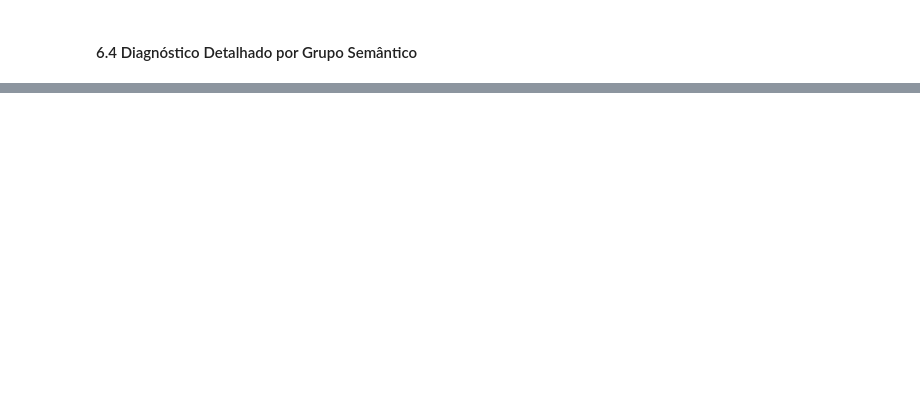
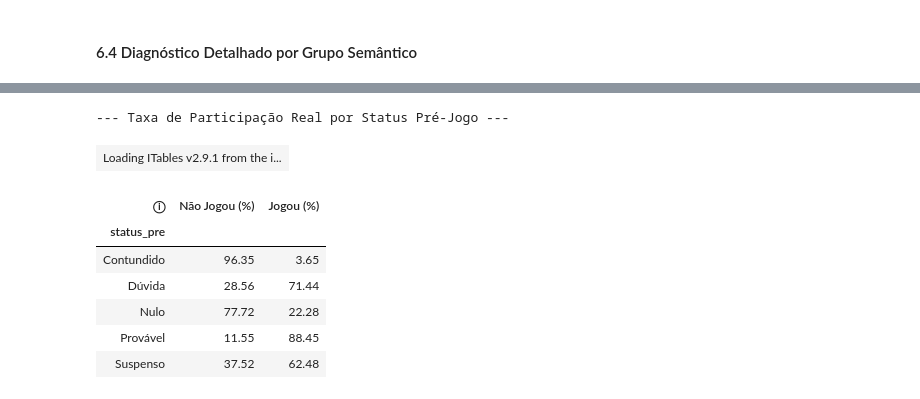
Before and after one commit to mromaoro/desafio-tecnico-gato-mestre-manual, a Jupyter notebook: notebooks/01_obtencao_dados.ipynb, the cells around one changed output, grey strips where cells are left out. Saved outputs shown, nothing was run; the diff lists cells and outputs as text; code cells hidden in the pictures; blank space fills up the shorter version.

```diff
--- a/notebooks/01_obtencao_dados.ipynb
+++ b/notebooks/01_obtencao_dados.ipynb
@@ -405,0 +588,25 @@ resumo_qualidade_dados(df_raw, colunas=COLS_SCOUTS)
+# %%
+# Padronização textual de status_pre (removendo espaços e unificando caixa alta/baixa)
+status_pre_limpo = df_raw["status_pre"].astype(str).str.strip().str.capitalize()
+
+# 8.1 Tabela Cruzada: Status Pré-Jogo vs. Entrou em Campo (% de Participação)
+ct_participacao = pd.crosstab(
+    status_pre_limpo,
+    df_raw["entrou_em_campo"],
+    normalize="index"
+) * 100
+
+ct_participacao.columns = ["Não Jogou (%)", "Jogou (%)"]
+ct_participacao = ct_participacao.round(2)
+print("--- Taxa de Participação Real por Status Pré-Jogo ---")
+ct_participacao
+# %% [output]
+--- Taxa de Participação Real por Status Pré-Jogo ---
+| Loading ITables v2.9.1 from the i... |
+| ⓘ | Não Jogou (%) | Jogou (%) |
+| status_pre |  |  |
+| Contundido | 96.35 | 3.65 |
+| Dúvida | 28.56 | 71.44 |
+| Nulo | 77.72 | 22.28 |
+| Provável | 11.55 | 88.45 |
+| Suspenso | 37.52 | 62.48 |
```
Also changed, not shown: parts of 33 cells of this notebook, 10 other files.
